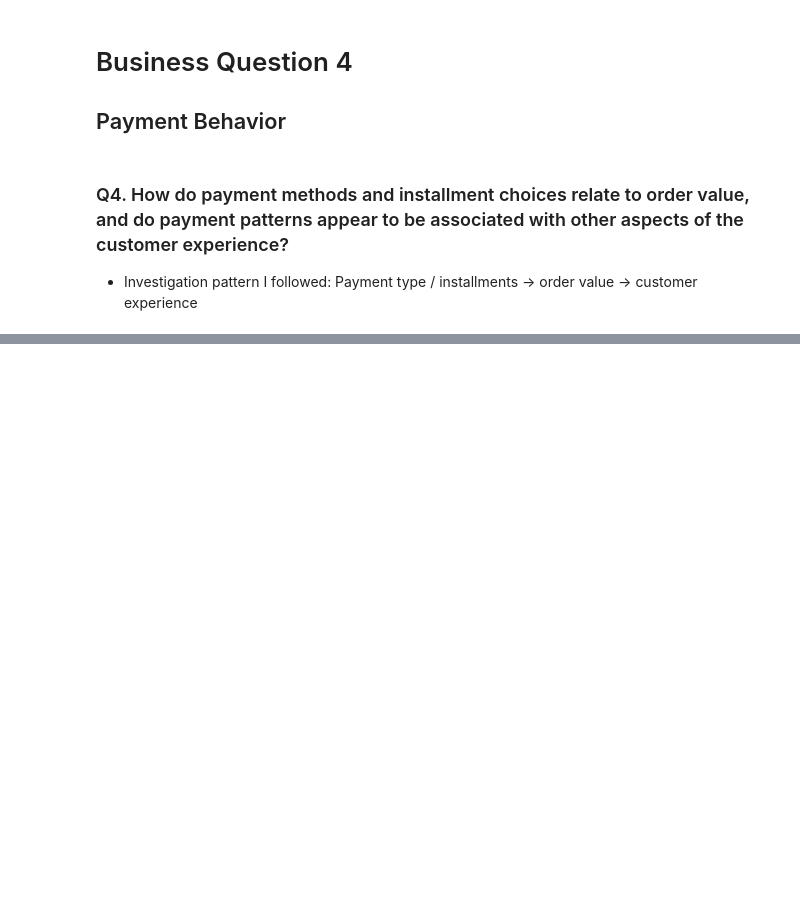
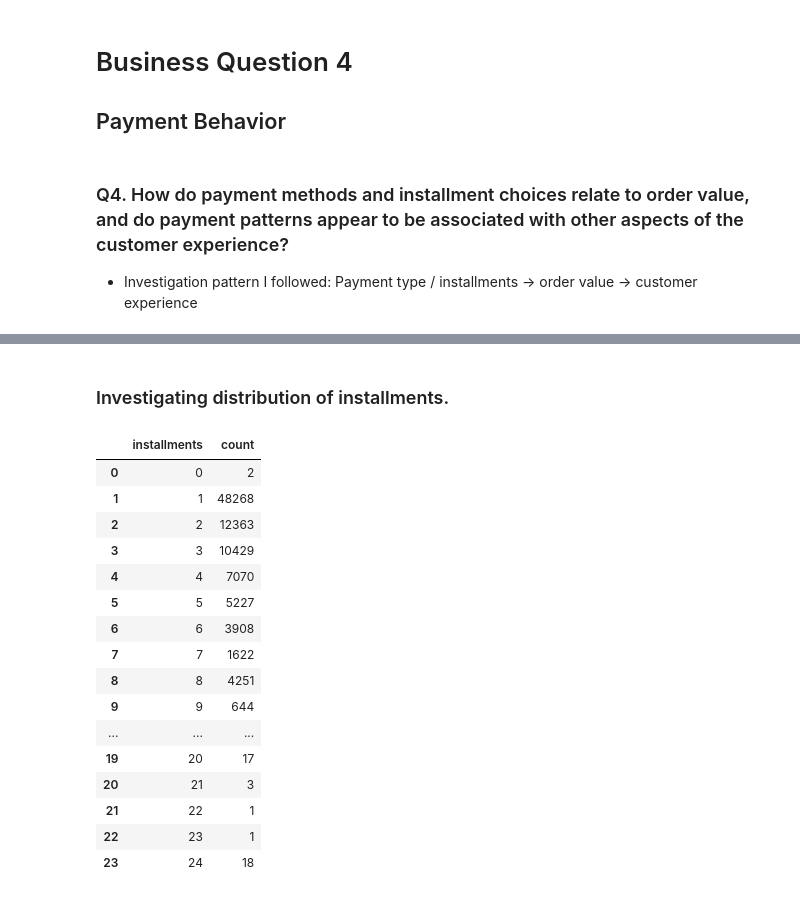
Before and after one commit to VishnuCodes96/olist-marketplace-analysis, a Jupyter notebook: notebooks/Olist_Marketplace_Performance_Customer_Experience_Analysis.ipynb, the cells around one changed output, grey strips where cells are left out. Drawn from its saved outputs; the diff is of its cells as text; code cells hidden in the pictures; blank space fills up the shorter version.

Commit message:
Solved till Payment method vs customer satisfaction

```diff
--- a/notebooks/Olist_Marketplace_Performance_Customer_Experience_Analysis.ipynb
+++ b/notebooks/Olist_Marketplace_Performance_Customer_Experience_Analysis.ipynb
@@ -2139,0 +2224,15 @@ Category-level commercial metrics (item count, revenue and average price) were c
+# %%
+order_payment_summary = (
+    payments
+    .groupby("order_id")
+    .agg(
+        order_value=("payment_value", "sum"),
+        installments=("payment_installments", "max")
+    )
+    .reset_index()
+)
+
+print("Rows:", len(order_payment_summary))
+print("Unique orders:", order_payment_summary["order_id"].nunique())
+
+order_payment_summary.head()
@@ -2139,0 +2254,9 @@ Category-level commercial metrics (item count, revenue and average price) were c
+# %%
+order_payment_type = (
+    payments
+    .groupby("order_id")["payment_type"]
+    .agg(lambda x: ", ".join(sorted(x.unique())))
+    .reset_index()
+)
+
+order_payment_type["payment_type"].value_counts().reset_index()
@@ -2139,0 +2278,8 @@ Category-level commercial metrics (item count, revenue and average price) were c
+# %%
+payment_orders = order_payment_summary.merge(
+    order_payment_type,
+    on="order_id",
+    how="inner"
+)
+
+payment_orders.head()
@@ -2139,0 +2335,22 @@ Category-level commercial metrics (item count, revenue and average price) were c
+# %% [markdown]
+### Investigating distribution of installments.
+# %%
+payment_orders["installments"].value_counts().sort_index().reset_index()
+# %% [output]
+|  | installments | count |
+| 0 | 0 | 2 |
+| 1 | 1 | 48268 |
+| 2 | 2 | 12363 |
+| 3 | 3 | 10429 |
+| 4 | 4 | 7070 |
+| 5 | 5 | 5227 |
+| 6 | 6 | 3908 |
+| 7 | 7 | 1622 |
+| 8 | 8 | 4251 |
+| 9 | 9 | 644 |
+| ... | ... | ... |
+| 19 | 20 | 17 |
+| 20 | 21 | 3 |
+| 21 | 22 | 1 |
+| 22 | 23 | 1 |
+| 23 | 24 | 18 |
```
Also changed, not shown: parts of 34 cells of this notebook.
